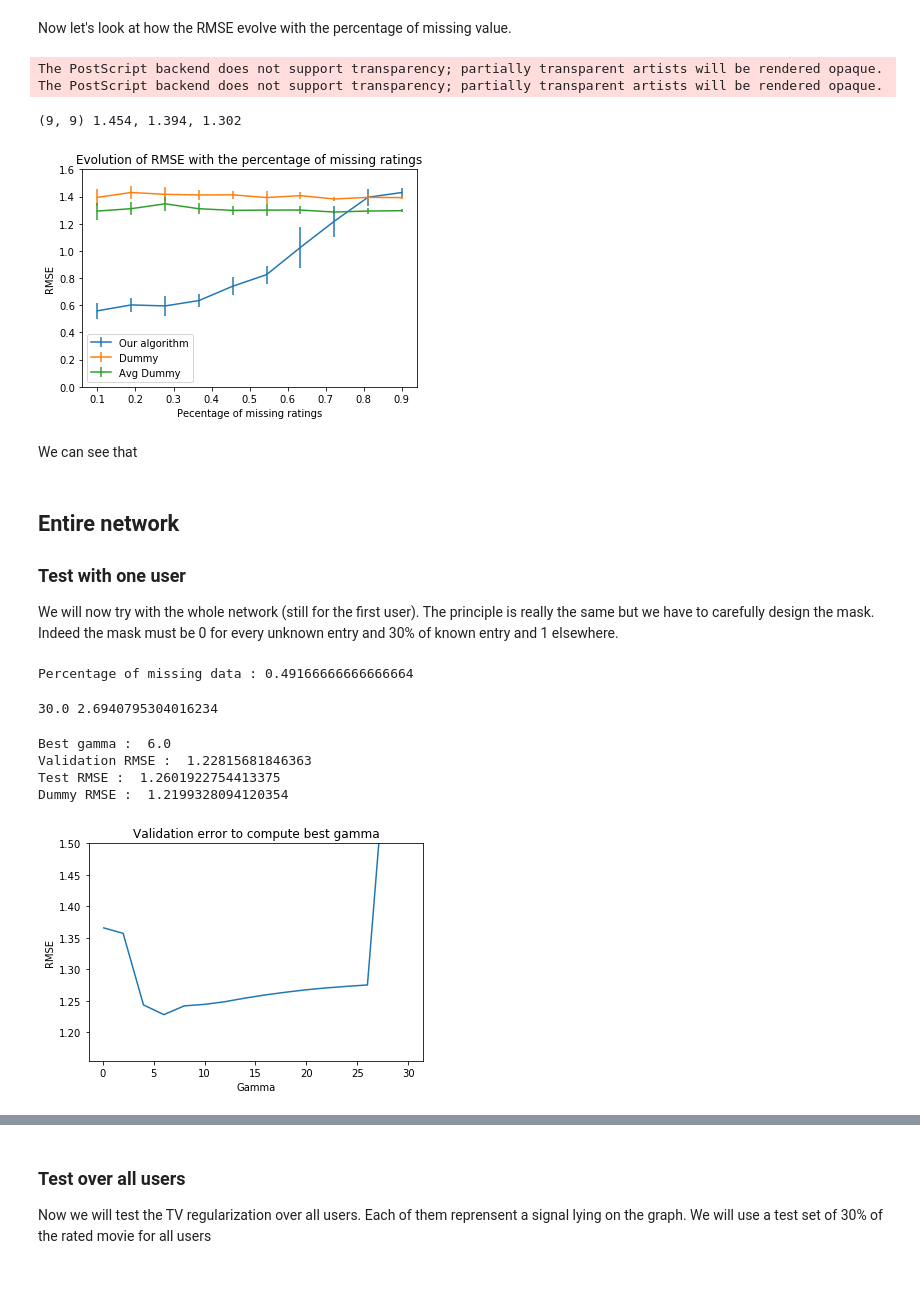
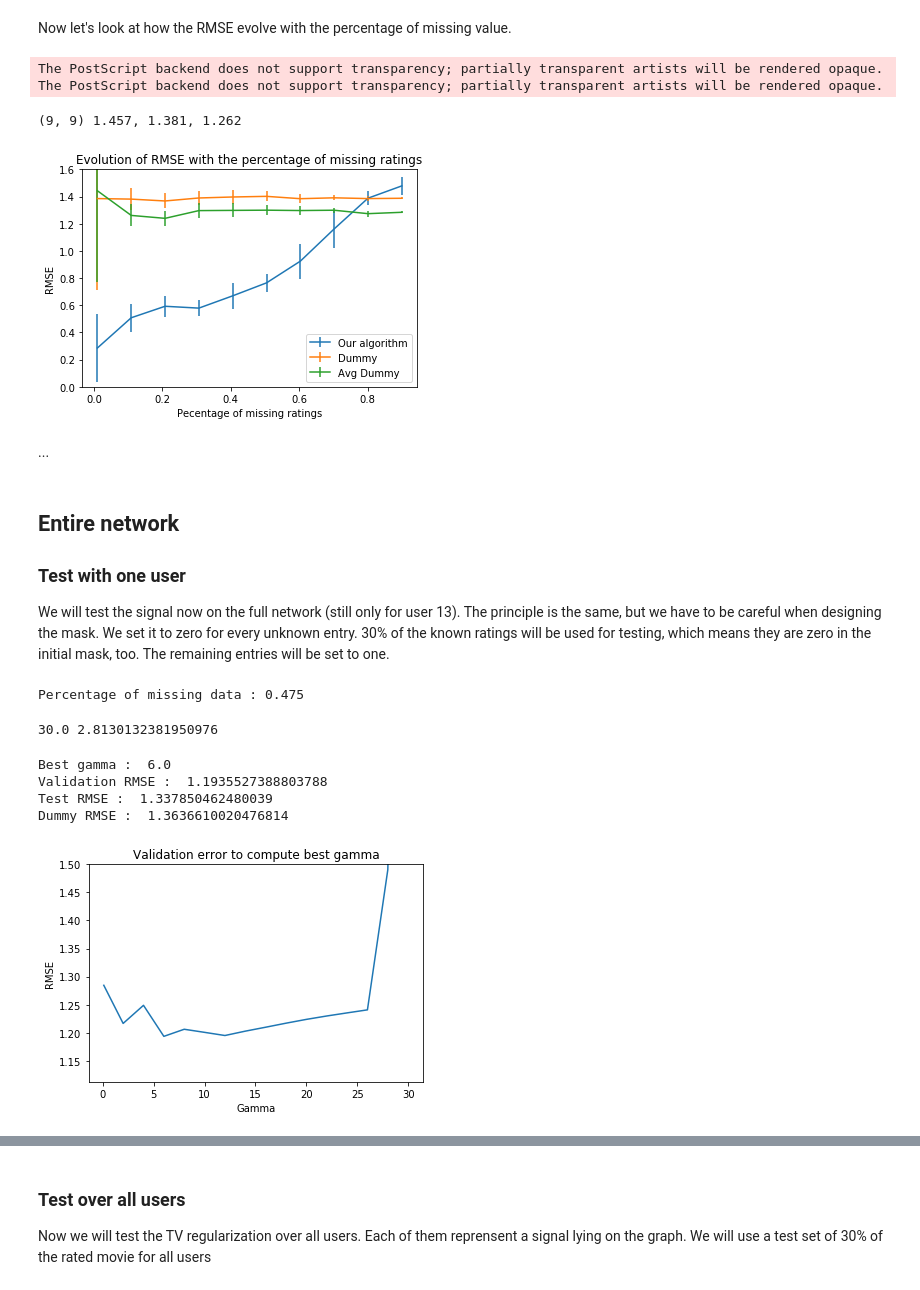
Before and after one commit to Lambo97/MovieRecommendation, a Jupyter notebook: src/tv_regularization2.ipynb, the cells around one changed output, grey strips where cells are left out. Drawn from its saved outputs; the diff is of its cells as text; code cells hidden in the pictures.

```diff
--- a/src/tv_regularization2.ipynb
+++ b/src/tv_regularization2.ipynb
@@ -121,19 +121,22 @@ We perform a validation test for the parameter gamma
 errors = []
 best_error = np.inf
 best_gamma = 0
-gamma_range = range(1, 16)
+gamma_range = np.linspace(1,15,10)
 for gamma in gamma_range:
     reconstructed = np.clip(tv_reg(G, noisy, mask, gamma=gamma), 1, 5)
 
     test_reconstructed = reconstructed * inverse_mask
     test_reconstructed = test_reconstructed[test_reconstructed != 0]
     error = np.sqrt(mean_squared_error(test_true, test_reconstructed))
+    clear_output(wait = True)
+    print(f'gamma: {gamma}, error {error}')
     if error < best_error:
         best_error = error
         best_gamma = gamma
     errors.append(error)
 
 # we compute the mean squared error only between the ratings we didn't know
+clear_output(wait = True)
 print("Best gamma : ", best_gamma)
 print("RMSE : ", best_error)
 
@@ -231,7 +234,7 @@ We perform better than the dummy programs !
 # %% [markdown]
 Now let's look at how the RMSE evolve with the percentage of missing value.
 # %%
-missing = np.linspace(0.1, 0.9, 10)
+missing = np.linspace(0.01, 0.9, 10)
 n_random = 10
 errors = np.zeros(shape=(n_random, len(missing)))
 errors_dummy = np.zeros(shape=(n_random, len(missing)))
@@ -245,53 +248,56 @@ for i in range(n_random):
         inverse_mask = mask * -1 + 1
         noisy = signal * mask
         noisy = noisy + mean_signal * inverse_mask
+        # Compute errors
 
-        # Compute errors
         test_true = signal * inverse_mask
         test_true = test_true[test_true != 0]
 
         reconstructed = np.clip(tv_reg(G, noisy, mask, gamma=best_gamma), 1, 5)
         test_reconstructed = reconstructed * inverse_mask
         test_reconstructed = test_reconstructed[test_reconstructed != 0]
-        errors[i,j] = np.sqrt(mean_squared_error(test_true, test_reconstructed))
+        if np.count_nonzero(test_true) > 0:
+            errors[i,j] = np.sqrt(mean_squared_error(test_true, test_reconstructed))
 
         test_dummy = np.ones(len(signal)) * inverse_mask * np.mean(signal)
         test_dummy = test_dummy[test_dummy != 0]
-        errors_dummy[i,j] = np.sqrt(mean_squared_error(test_true, test_dummy))
+        if np.count_nonzero(test_true) > 0:
+            errors_dummy[i,j] = np.sqrt(mean_squared_error(test_true, test_dummy))
 
         avg_dummy = inverse_mask * mean_signal
         avg_dummy = avg_dummy[avg_dummy != 0]
-        errors_avg[i,j] = np.sqrt(mean_squared_error(test_true, avg_dummy))
+        if np.count_nonzero(test_true) > 0:
+            errors_avg[i,j] = np.sqrt(mean_squared_error(test_true, avg_dummy))
 
         clear_output(wait=True)
         print(f'{i,j} {(errors[i,j]):.3f}, {(errors_dummy[i,j]):.3f}, {(errors_avg[i,j]):.3f}')
 
 
 plt.figure()
 plt.errorbar(missing, np.mean(errors, axis=0), yerr=np.std(errors, axis=0), label="Our algorithm")
 plt.errorbar(missing, np.mean(errors_dummy, axis=0), yerr=np.std(errors_dummy, axis=0), label="Dummy")
 plt.errorbar(missing, np.mean(errors_avg, axis=0), yerr=np.std(errors_dummy, axis=0), label="Avg Dummy")
 plt.ylim([0,1.6])
 #plt.plot(missing, np.ones(len(missing))*dummy_error, label= "Pseudo dummy error")
 plt.legend()
 plt.title("Evolution of RMSE with the percentage of missing ratings")
 plt.xlabel("Pecentage of missing ratings")
 plt.ylabel("RMSE")
 plt.savefig(RESULT_PATH+'evolution_rmse_missing.eps')
 plt.show()
 # %% [output]
 The PostScript backend does not support transparency; partially transparent artists will be rendered opaque.
 The PostScript backend does not support transparency; partially transparent artists will be rendered opaque.
-(9, 9) 1.454, 1.394, 1.302
+(9, 9) 1.457, 1.381, 1.262
-[figure, old version]
+[figure, new version]
-# %% [markdown]
-We can see that
+# %% [markdown]
+...
 # %% [markdown]
 ## Entire network
 
 ### Test with one user
 
-We will now try with the whole network (still for the first user). The principle is really the same but we have to carefully design the mask. Indeed the mask must be 0 for every unknown entry and 30% of known entry and 1 elsewhere.
+We will test the signal now on the full network (still only for user 13). The principle is the same, but we have to be careful when designing the mask. We set it to zero for every unknown entry. 30% of the known ratings will be used for testing, which means they are zero in the initial mask, too. The remaining entries will be set to one.
 # %%
 user_id = 13
 signal = ratings.loc[user_id]
@@ -322,9 +328,10 @@ noisy_validation = signal * mask
 noisy_validation = noisy_validation + mean_signal * (mask * -1 + 1)
 validation_true = signal * validation_mask
 validation_true = validation_true[validation_true != 0]
+
 print("Percentage of missing data :", len(mask[mask!=1])/len(mask))
 # %% [output]
-Percentage of missing data : 0.49166666666666664
+Percentage of missing data : 0.475
 # %%
 errors = []
 best_error = np.inf
@@ -336,7 +343,7 @@ for gamma in interval:
     reconstructed = np.clip(tv_reg(G, noisy_validation, mask, gamma=gamma), 1, 5)
 
     if(np.isnan(reconstructed).any()):
-        errors.append(0)
+        errors.append(np.nan)
         continue
     # Compute errors
     validation_reconstructed = reconstructed * validation_mask
@@ -356,7 +363,7 @@ noisy_test = signal * mask
 noisy_test = noisy_test + mean_signal * (mask * -1 + 1)
 reconstructed = np.clip(tv_reg(G, noisy_test, mask, gamma=best_gamma), 1, 5)
 # %% [output]
-30.0 2.6940795304016234
+30.0 2.8130132381950976
 # %%
 test_true = signal * test_mask
 test_true = test_true[test_true != 0]
@@ -376,15 +383,15 @@ plt.figure()
 plt.plot(interval, errors)
 plt.title("Validation error to compute best gamma")
 plt.xlabel("Gamma")
+plt.ylabel("RMSE")
 plt.ylim(ymax = 1.5)
-plt.ylabel("RMSE")
 plt.show()
 # %% [output]
 Best gamma :  6.0
-Validation RMSE :  1.22815681846363
-Test RMSE :  1.2601922754413375
-Dummy RMSE :  1.2199328094120354
+Validation RMSE :  1.1935527388803788
+Test RMSE :  1.337850462480039
+Dummy RMSE :  1.3636610020476814
-[figure, old version]
+[figure, new version]
 # %%
 fig, [ax1, ax2, ax3] = plt.subplots(1, 3, sharey=True, figsize=(17, 3))
 limits = [0, 5]
```
Also changed, not shown: parts of 8 cells of this notebook.
